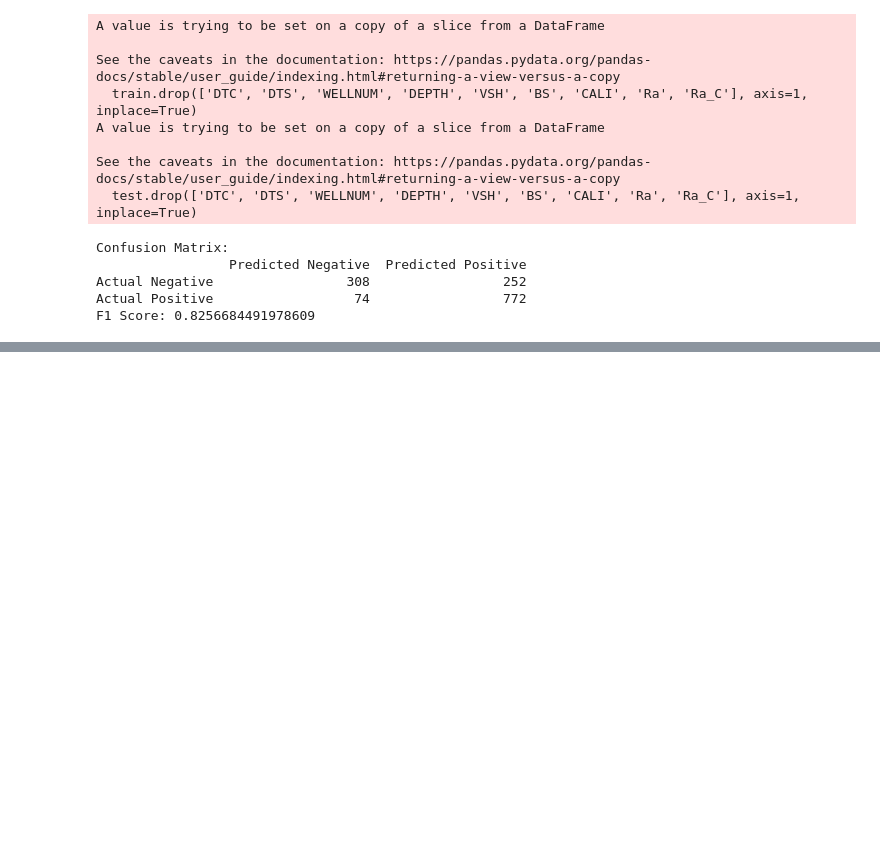
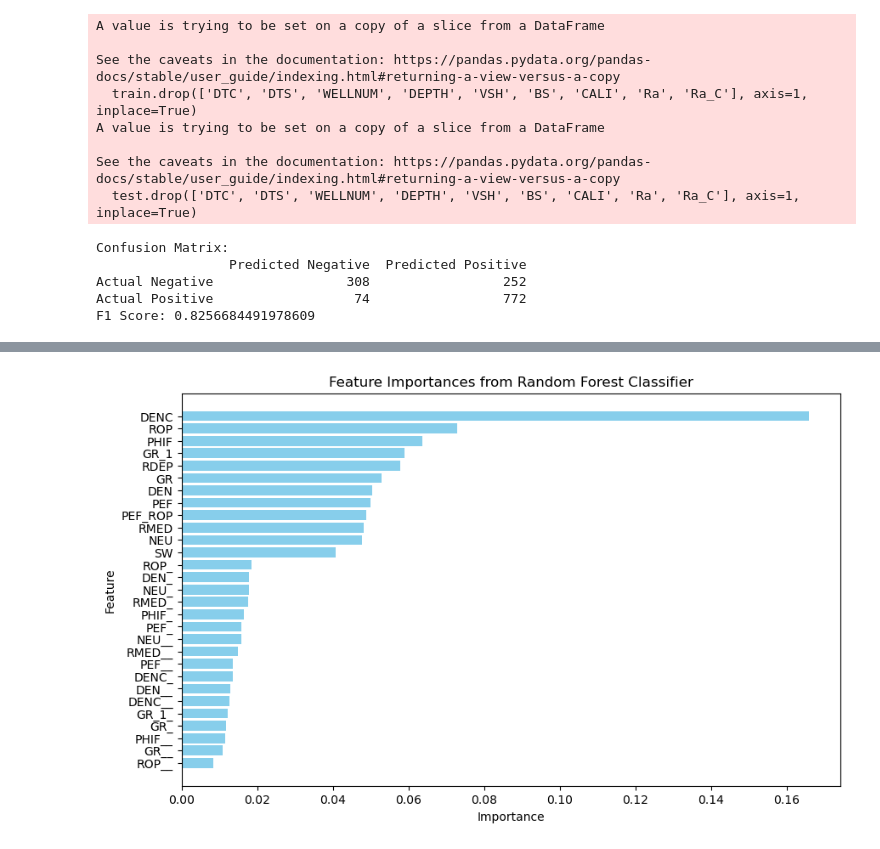
Before and after one commit to Photon12/Machine-Learning, a Jupyter notebook: Class.ipynb, the cells around one changed output, grey strips where cells are left out. Drawn from its saved outputs; the diff is of its cells as text; code cells hidden in the pictures; blank space fills up the shorter version.

```diff
--- a/Class.ipynb
+++ b/Class.ipynb
@@ -817,0 +995,23 @@ F1 Score: 0.8256684491978609
+# %%
+import pandas as pd
+import numpy as np
+from sklearn.experimental import enable_iterative_imputer
+from sklearn.impute import IterativeImputer
+from xgboost import XGBClassifier
+from sklearn.metrics import confusion_matrix, recall_score, precision_score, f1_score
+
+# Load the initial data
+da = pd.read_csv('Borehole_Data.csv')
+
+# Remove records with missing wellnum details
+da2 = da.loc[da['WELLNUM'] != 0]
+da2['Ra'] = da2['CALI']/da2['BS']
+g = []
+for i in da2['Ra']:
+    if np.abs(i) > 1.02 or np.abs(i) < 0.98:
+        g.append(0)
+    else:
+        g.append(1)
+gg = np.array(g)
+
+da2['Ra_C'] = gg
@@ -817,0 +2185,21 @@ F1 Score: 0.8256684491978609
+# %%
+import matplotlib.pyplot as plt
+
+# Get feature importances from the trained Random Forest model
+feature_importances = rf.feature_importances_
+features = train.columns
+
+# Create a DataFrame for visualization
+importance_df = pd.DataFrame({'Feature': features, 'Importance': feature_importances})
+importance_df = importance_df.sort_values(by='Importance', ascending=False)
+
+# Plot the feature importances
+plt.figure(figsize=(10, 6))
+plt.barh(importance_df['Feature'], importance_df['Importance'], color='skyblue')
+plt.xlabel('Importance')
+plt.ylabel('Feature')
+plt.title('Feature Importances from Random Forest Classifier')
+plt.gca().invert_yaxis()
+plt.show()
+# %% [output]
+[figure, added]
```
Also changed, not shown: parts of 55 cells of this notebook.
